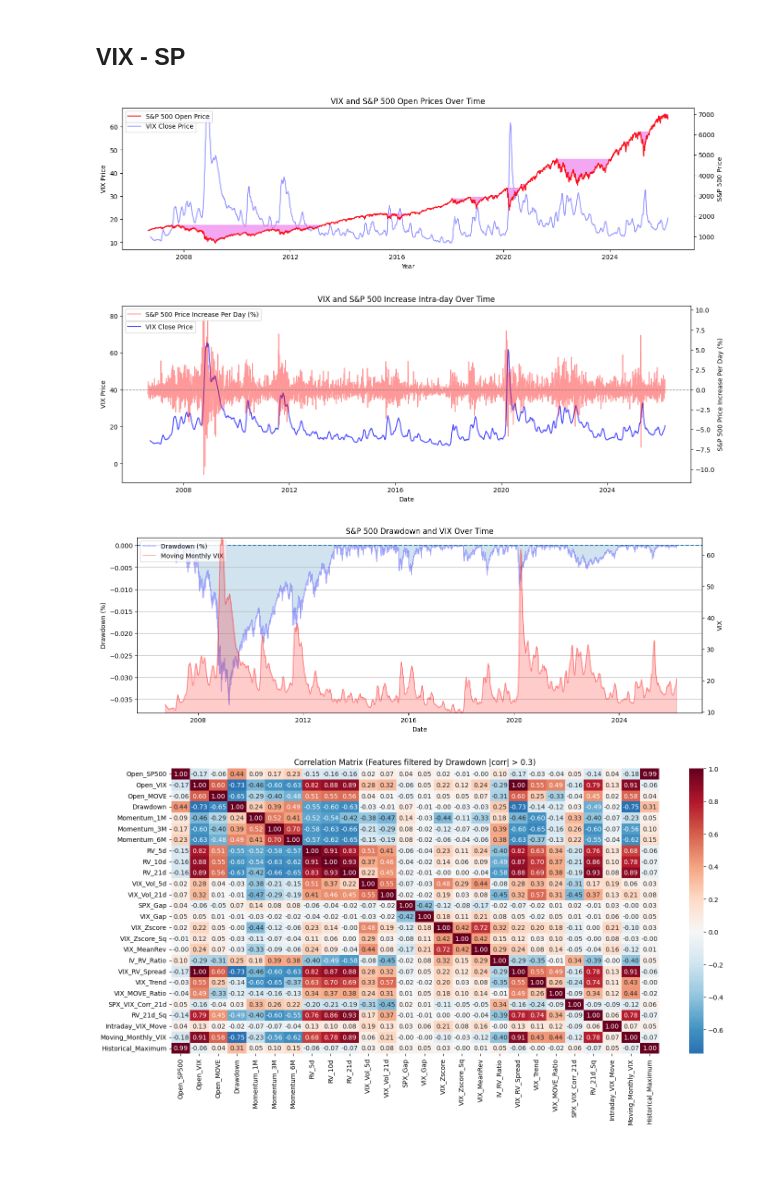
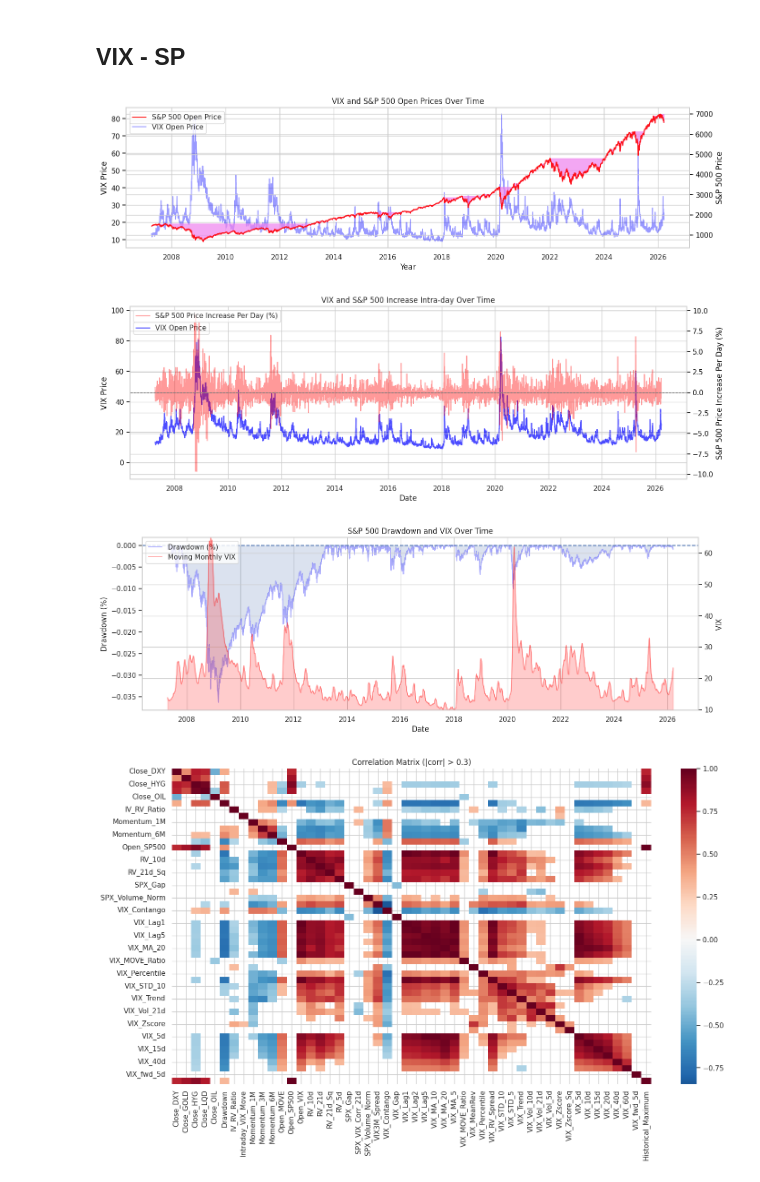
Before and after one commit to AFAcoding/Hierarchical-Regime-Aware-Stacked-Ensemble-for-Intra-day-VIX-Dynamics, a Jupyter notebook: EDA.ipynb, the cells around one changed output. Cells and saved outputs as stored; diff of their text form; code cells hidden in the pictures.

```diff
--- a/EDA.ipynb
+++ b/EDA.ipynb
@@ -26,7 +46,7 @@ from statsmodels.graphics.tsaplots import plot_acf
 # %% [markdown]
 ## Query the data
 # %%
-def query_mongodb(uri="BLURED", collection_name="vix_data", db_name="DB_VIX", filtro=None):
+def query_mongodb(uri=blured):
     client = MongoClient(uri, tls=True, tlsCAFile=certifi.where())
 
     db = client[db_name]
@@ -156,6 +190,7 @@ data_eda["VIX_10d"]=data_eda["Open_VIX"].shift(10)
 data_eda["VIX_15d"]=data_eda["Open_VIX"].shift(15)
 data_eda["VIX_20d"]=data_eda["Open_VIX"].shift(20)
 data_eda["VIX_40d"]=data_eda["Open_VIX"].shift(40)
+data_eda["VIX_60d"]=data_eda["Open_VIX"].shift(60)
 # %%
 # @title
 sns.set_theme(style="whitegrid", context="talk")
@@ -227,12 +263,12 @@ plt.show()
 # %% [markdown]
 ## VIX - SP
 # %%
+# @title
 fig, ax1 = plt.subplots(figsize=(16,4))
-data_eda["Moving_Monthly_VIX"]=data_eda["Open_VIX"].rolling(window=21).mean()
 data_eda["Historical_Maximum"]=data_eda["Open_SP500"].cummax()
 
 # VIX
-ax1.plot(data_eda.index, data_eda["Moving_Monthly_VIX"], label="VIX Close Price", color="blue", alpha=0.4)
+ax1.plot(data_eda.index, data_eda["Open_VIX"], label="VIX Open Price", color="blue", alpha=0.4)
 ax1.set_xlabel("Year")
 ax1.set_ylabel("VIX Price", color="black")
 ax1.tick_params(axis='y', colors='black')
@@ -256,15 +292,15 @@ plt.title("VIX and S&P 500 Open Prices Over Time")
 plt.xticks(rotation=45)
 plt.show()
 # %% [output]
-[figure, old version]
+[figure, new version]
 # %%
 fig, ax1 = plt.subplots(figsize=(16,5))
 
 # VIX
-ax1.plot(data_eda.index, data_eda["Moving_Monthly_VIX"], label="VIX Close Price", color="blue", alpha=0.7)
+ax1.plot(data_eda.index, data_eda["Open_VIX"], label="VIX Open Price", color="blue", alpha=0.7)
 ax1.set_xlabel("Date")
 ax1.set_ylabel("VIX Price", color="black")
-ax1.set_ylim(bottom=data_eda["Moving_Monthly_VIX"].min()-20, top=data_eda["Moving_Monthly_VIX"].max()+20)
+ax1.set_ylim(bottom=data_eda["Open_VIX"].min()-20, top=data_eda["Open_VIX"].max()+20)
 ax1.tick_params(axis='y', colors='black')
 ax1.legend(loc='upper left', bbox_to_anchor=(0, 0.93))
 
@@ -280,7 +316,7 @@ plt.title("VIX and S&P 500 Increase Intra-day Over Time")
 plt.xticks(rotation=45)
 plt.show()
 # %% [output]
-[figure, old version]
+[figure, new version]
 # %%
 drawdown_pct = (data_eda["Drawdown"] / data_eda["Historical_Maximum"]) * 100
 
@@ -299,12 +335,12 @@ ax1.grid(axis='y')
 
 ax2 = ax1.twinx()
 
-ax2.plot(data_eda.index, data_eda["Moving_Monthly_VIX"], label="Moving Monthly VIX", color="red",alpha=0.3)
+ax2.plot(data_eda.index, data_eda["VIX_MA_20"], label="Moving Monthly VIX", color="red",alpha=0.3)
 
-ax2.fill_between( data_eda.index, data_eda["Moving_Monthly_VIX"],0,alpha=0.2,color="red")
+ax2.fill_between( data_eda.index, data_eda["VIX_MA_20"],0,alpha=0.2,color="red")
 
 ax2.set_ylabel("VIX")
-ax2.set_ylim(data_eda["Moving_Monthly_VIX"].min(), data_eda["Moving_Monthly_VIX"].max())
+ax2.set_ylim(data_eda["VIX_MA_20"].min(), data_eda["VIX_MA_20"].max())
 
 lines_1, labels_1 = ax1.get_legend_handles_labels()
 lines_2, labels_2 = ax2.get_legend_handles_labels()
@@ -313,12 +349,20 @@ ax1.legend(lines_1 + lines_2, labels_1 + labels_2, loc="upper left")
 
 plt.show()
 # %% [output]
-[figure, old version]
+[figure, new version]
 # %%
-corr_matrix = data_eda.corr()
-plt.figure(figsize=(17, 8))
-sns.heatmap(corr_matrix, annot=True, fmt=".2f", cmap='RdBu_r', center=0)
-plt.title("Correlation Matrix (Features filtered by Drawdown |corr| > 0.3)")
+# just the numeric ones, pearson is not capable to be computed with categorical
+numeric_df = data_eda.select_dtypes(include=['number'])
+
+corr = numeric_df.corr()
+
+corr_filtered = corr.where(np.abs(corr) > 0.3)
+corr_filtered= corr_filtered
+
+plt.figure(figsize=(17,9))
+sns.heatmap(corr_filtered, cmap='RdBu_r', center=0)
+
+plt.title("Correlation Matrix (|corr| > 0.3)")
 plt.show()
 # %% [output]
-[figure, old version]
+[figure, new version]
```
Also changed, not shown: parts of 19 cells of this notebook.
